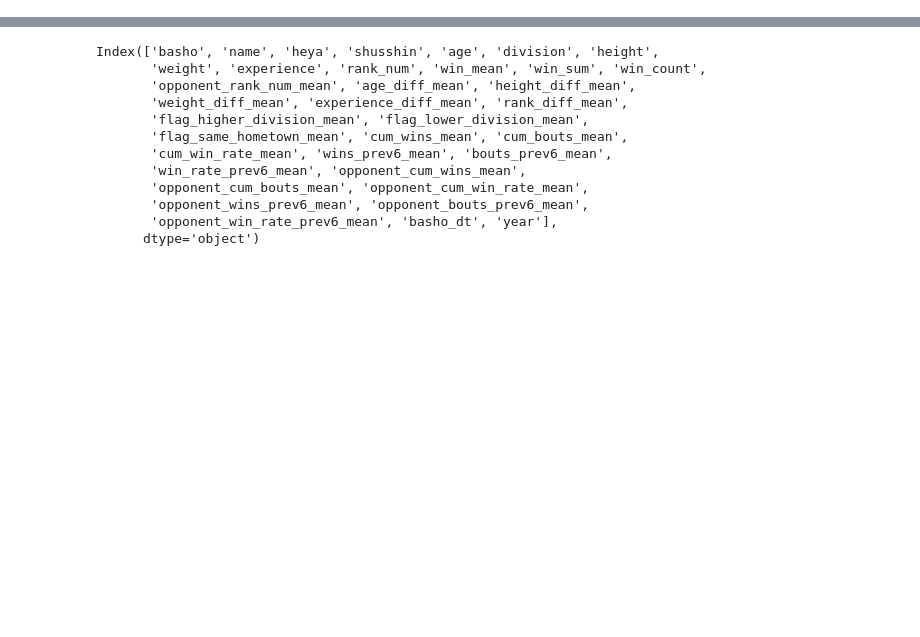
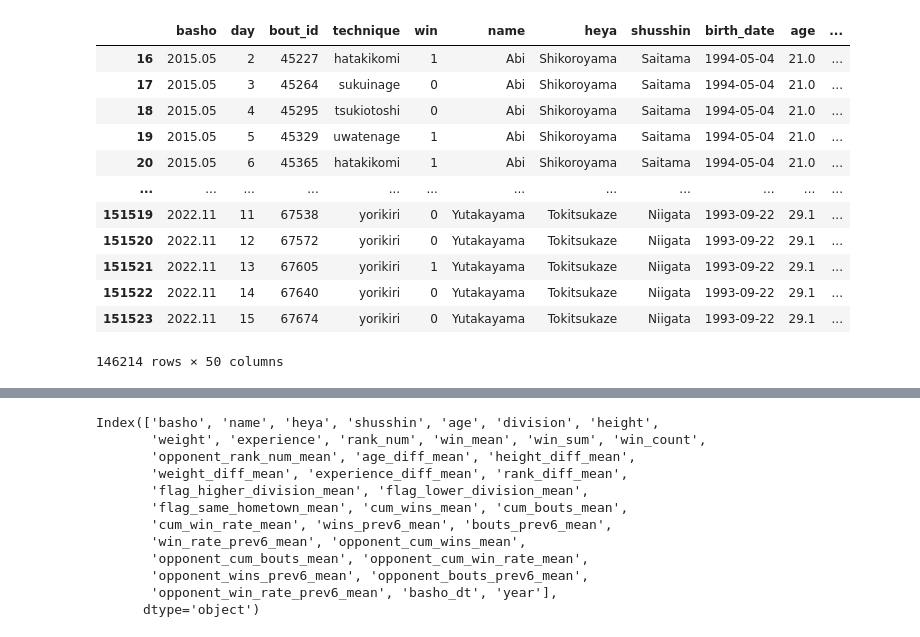
Before and after one commit to svanomm/sumo-competitiveness, a Jupyter notebook: scripts/graphs.ipynb, the cells around one changed output, grey strips where cells are left out. Cells and saved outputs as stored; diff of their text form; code cells hidden in the pictures; blank space fills up the shorter version.

```diff
--- a/scripts/graphs.ipynb
+++ b/scripts/graphs.ipynb
@@ -14,4 +15,20 @@ df_bouts['basho_dt'] = pd.to_datetime(df_bouts['basho'].astype(str), format='%Y.
 df_tournaments['year'] = df_tournaments['basho_dt'].dt.year
+# %%
+df_bouts
+# %% [output]
+|  | basho | day | bout_id | technique | win | name | heya | shusshin | birth_date | age | ... |
+| 16 | 2015.05 | 2 | 45227 | hatakikomi | 1 | Abi | Shikoroyama | Saitama | 1994-05-04 | 21.0 | ... |
+| 17 | 2015.05 | 3 | 45264 | sukuinage | 0 | Abi | Shikoroyama | Saitama | 1994-05-04 | 21.0 | ... |
+| 18 | 2015.05 | 4 | 45295 | tsukiotoshi | 0 | Abi | Shikoroyama | Saitama | 1994-05-04 | 21.0 | ... |
+| 19 | 2015.05 | 5 | 45329 | uwatenage | 1 | Abi | Shikoroyama | Saitama | 1994-05-04 | 21.0 | ... |
+| 20 | 2015.05 | 6 | 45365 | hatakikomi | 1 | Abi | Shikoroyama | Saitama | 1994-05-04 | 21.0 | ... |
+| ... | ... | ... | ... | ... | ... | ... | ... | ... | ... | ... | ... |
+| 151519 | 2022.11 | 11 | 67538 | yorikiri | 0 | Yutakayama | Tokitsukaze | Niigata | 1993-09-22 | 29.1 | ... |
+| 151520 | 2022.11 | 12 | 67572 | yorikiri | 0 | Yutakayama | Tokitsukaze | Niigata | 1993-09-22 | 29.1 | ... |
+| 151521 | 2022.11 | 13 | 67605 | yorikiri | 1 | Yutakayama | Tokitsukaze | Niigata | 1993-09-22 | 29.1 | ... |
+| 151522 | 2022.11 | 14 | 67640 | yorikiri | 0 | Yutakayama | Tokitsukaze | Niigata | 1993-09-22 | 29.1 | ... |
+| 151523 | 2022.11 | 15 | 67674 | yorikiri | 0 | Yutakayama | Tokitsukaze | Niigata | 1993-09-22 | 29.1 | ... |
+146214 rows × 50 columns
 # %%
 df_tournaments
 # %% [output]
```
Also changed, not shown: parts of 7 cells of this notebook, 13 other files.
